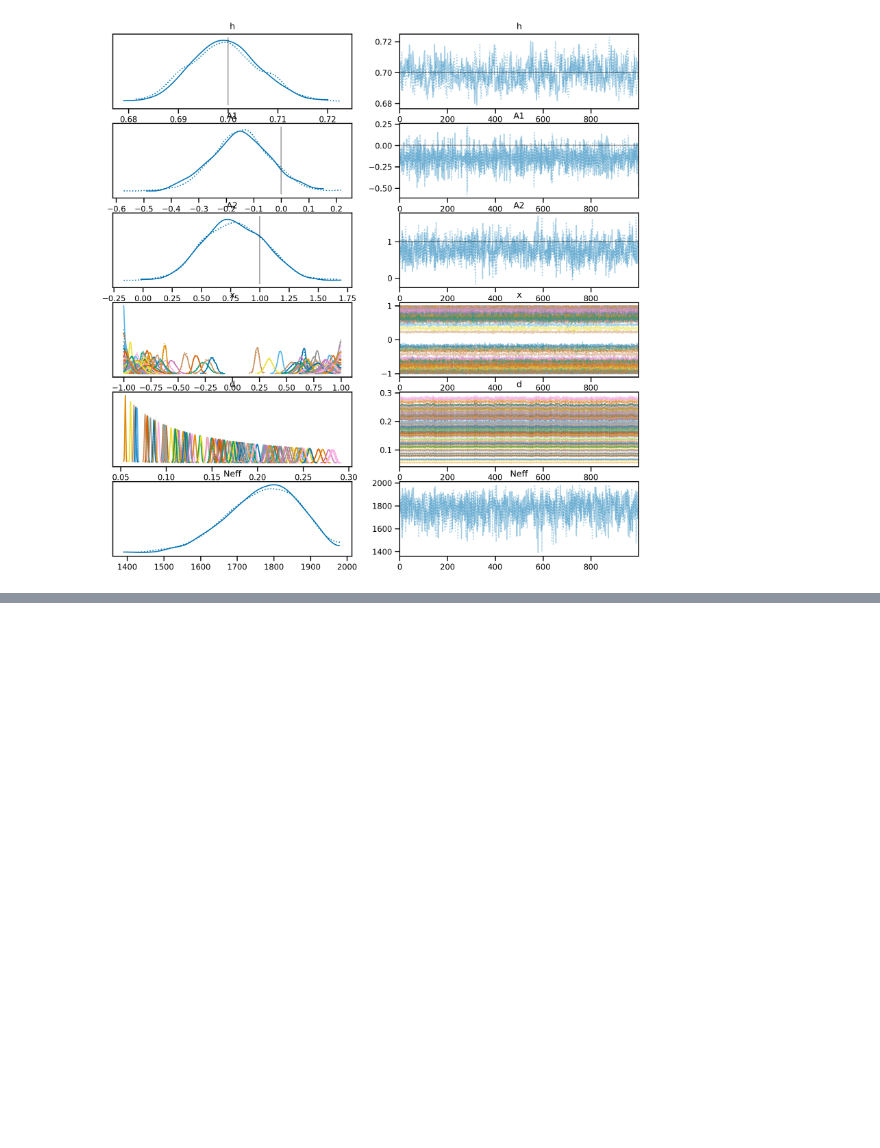
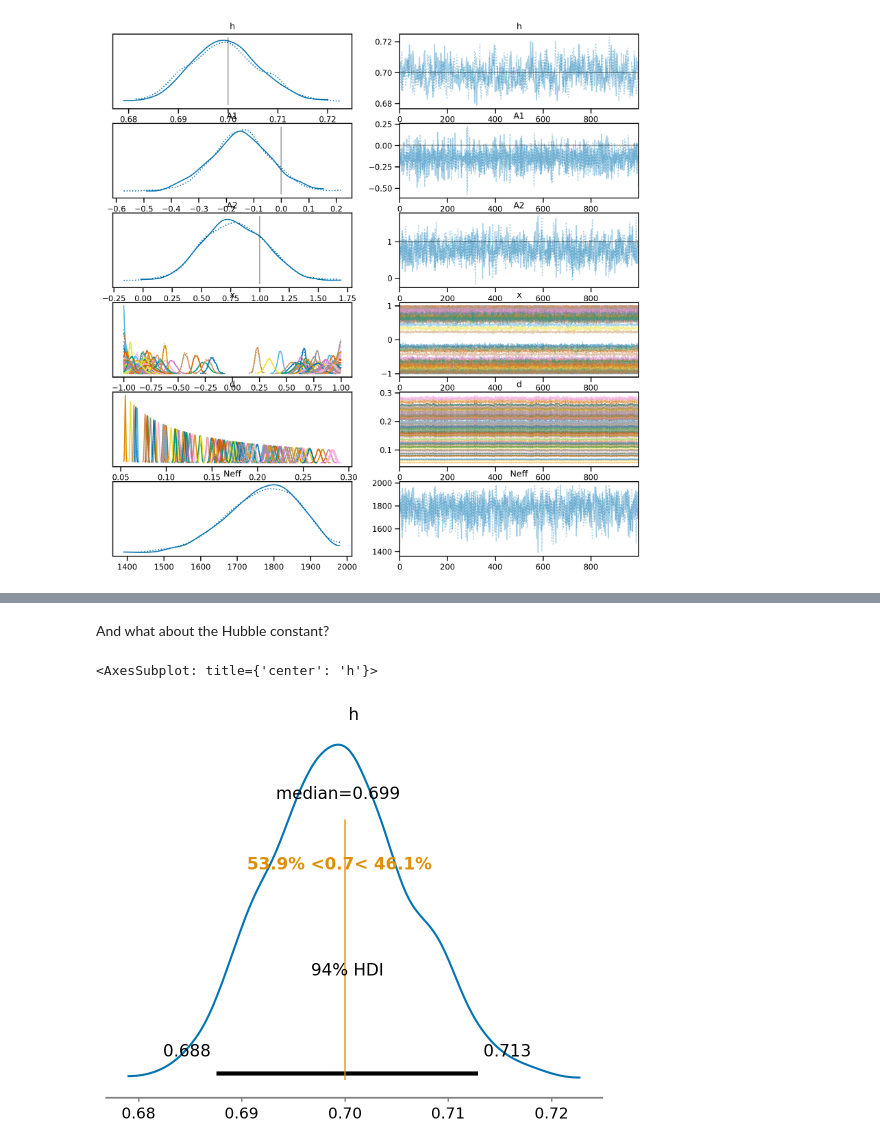
Before and after one commit to farr/BrightSirenInclinationSystematics, a Jupyter notebook: FullSimulation.ipynb, the cells around one changed output, grey strips where cells are left out. Cells and saved outputs as stored; diff of their text form; code cells hidden in the pictures; blank space fills up the shorter version.

```diff
--- a/FullSimulation.ipynb
+++ b/FullSimulation.ipynb
@@ -215,0 +253,7 @@ array([[<AxesSubplot: title={'center': 'h'}>,
+# %% [markdown]
+And what about the Hubble constant?
+# %%
+az.plot_posterior(trace, var_names='h', ref_val=h_true, point_estimate='median', round_to=3)
+# %% [output]
+<AxesSubplot: title={'center': 'h'}>
+[figure, added]
```
Also changed, not shown: parts of 9 cells of this notebook.
